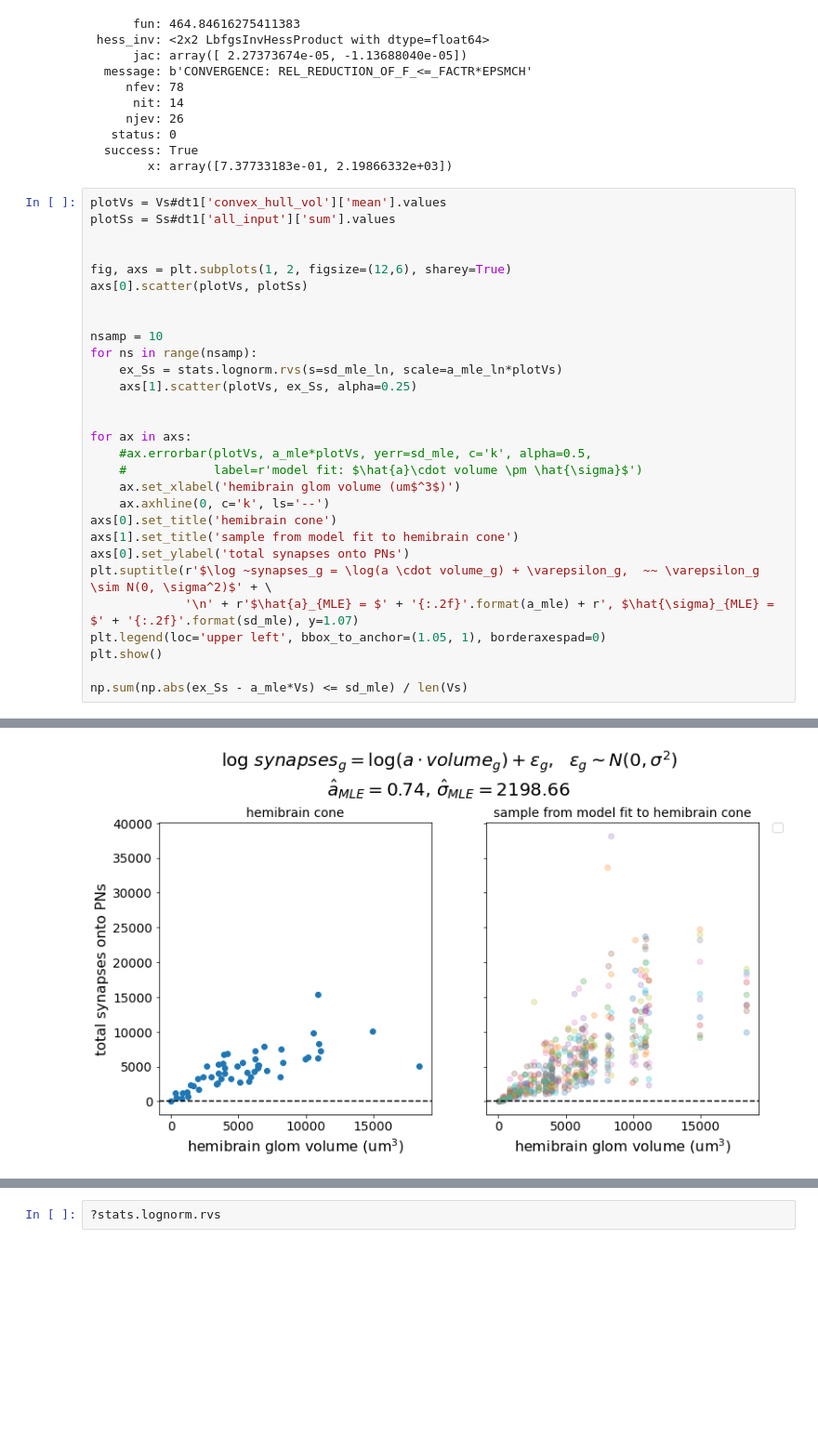
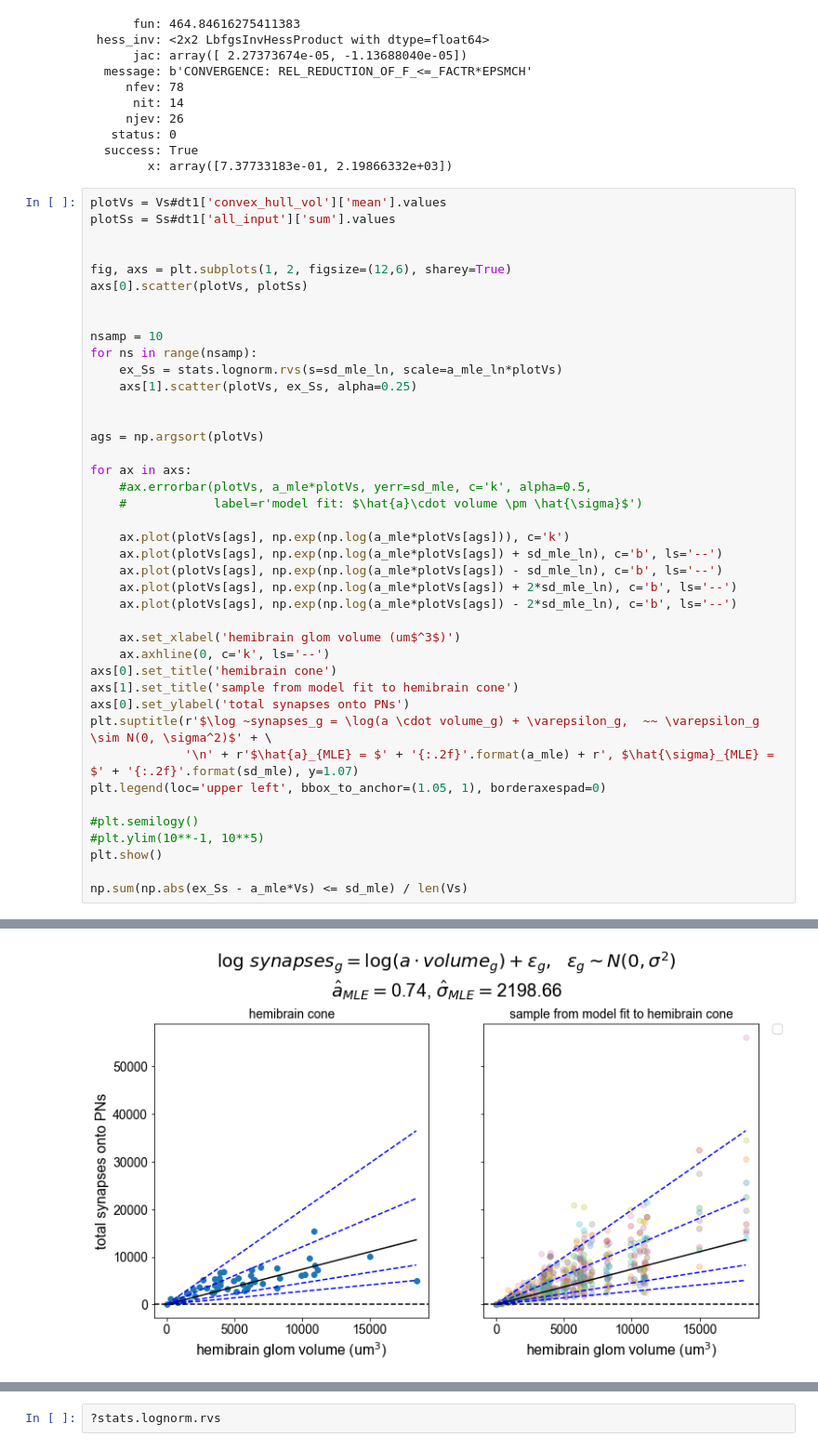
Before and after one commit to dlavrent/ALVariability, a Jupyter notebook: analysis/analyze_connectivity.ipynb, the cells around one changed output, grey strips where cells are left out. Shown at 93% size. Saved outputs shown, nothing was run; the diff lists cells and outputs as text; blank space fills up the shorter version.

```diff
--- a/analysis/analyze_connectivity.ipynb
+++ b/analysis/analyze_connectivity.ipynb
@@ -1250,31 +1265,43 @@ max_lik_res
 plotVs = Vs#dt1['convex_hull_vol']['mean'].values
 plotSs = Ss#dt1['all_input']['sum'].values
 
 
 fig, axs = plt.subplots(1, 2, figsize=(12,6), sharey=True)
 axs[0].scatter(plotVs, plotSs)
 
 
 nsamp = 10
 for ns in range(nsamp):
     ex_Ss = stats.lognorm.rvs(s=sd_mle_ln, scale=a_mle_ln*plotVs)
     axs[1].scatter(plotVs, ex_Ss, alpha=0.25)
 
 
+ags = np.argsort(plotVs)
+
 for ax in axs:
     #ax.errorbar(plotVs, a_mle*plotVs, yerr=sd_mle, c='k', alpha=0.5,
     #            label=r'model fit: $\hat{a}\cdot volume \pm \hat{\sigma}$')
+
+    ax.plot(plotVs[ags], np.exp(np.log(a_mle*plotVs[ags])), c='k')
+    ax.plot(plotVs[ags], np.exp(np.log(a_mle*plotVs[ags]) + sd_mle_ln), c='b', ls='--')
+    ax.plot(plotVs[ags], np.exp(np.log(a_mle*plotVs[ags]) - sd_mle_ln), c='b', ls='--')
+    ax.plot(plotVs[ags], np.exp(np.log(a_mle*plotVs[ags]) + 2*sd_mle_ln), c='b', ls='--')
+    ax.plot(plotVs[ags], np.exp(np.log(a_mle*plotVs[ags]) - 2*sd_mle_ln), c='b', ls='--')
+
     ax.set_xlabel('hemibrain glom volume (um$^3$)')
     ax.axhline(0, c='k', ls='--')
 axs[0].set_title('hemibrain cone')
 axs[1].set_title('sample from model fit to hemibrain cone')
 axs[0].set_ylabel('total synapses onto PNs')
 plt.suptitle(r'$\log ~synapses_g = \log(a \cdot volume_g) + \varepsilon_g,  ~~ \varepsilon_g \sim N(0, \sigma^2)$' + \
              '\n' + r'$\hat{a}_{MLE} = $' + '{:.2f}'.format(a_mle) + r', $\hat{\sigma}_{MLE} = $' + '{:.2f}'.format(sd_mle), y=1.07)
 plt.legend(loc='upper left', bbox_to_anchor=(1.05, 1), borderaxespad=0)
+
+#plt.semilogy()
+#plt.ylim(10**-1, 10**5)
 plt.show()
 
 np.sum(np.abs(ex_Ss - a_mle*Vs) <= sd_mle) / len(Vs)
 # %% [output]
 No handles with labels found to put in legend.
-[figure, old version]
+[figure, new version]
```
Also changed, not shown: parts of 55 cells of this notebook.
